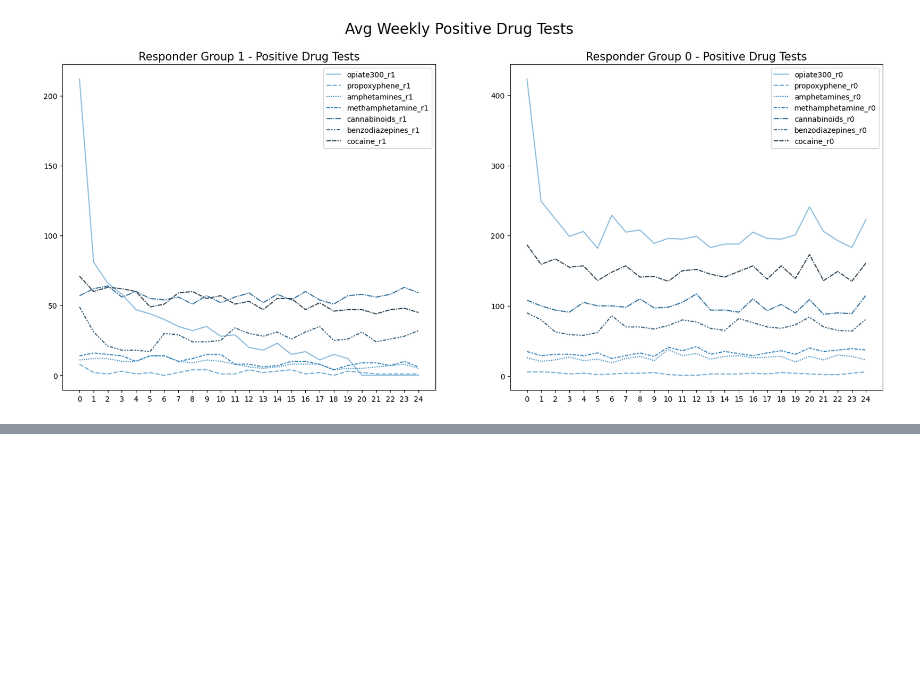
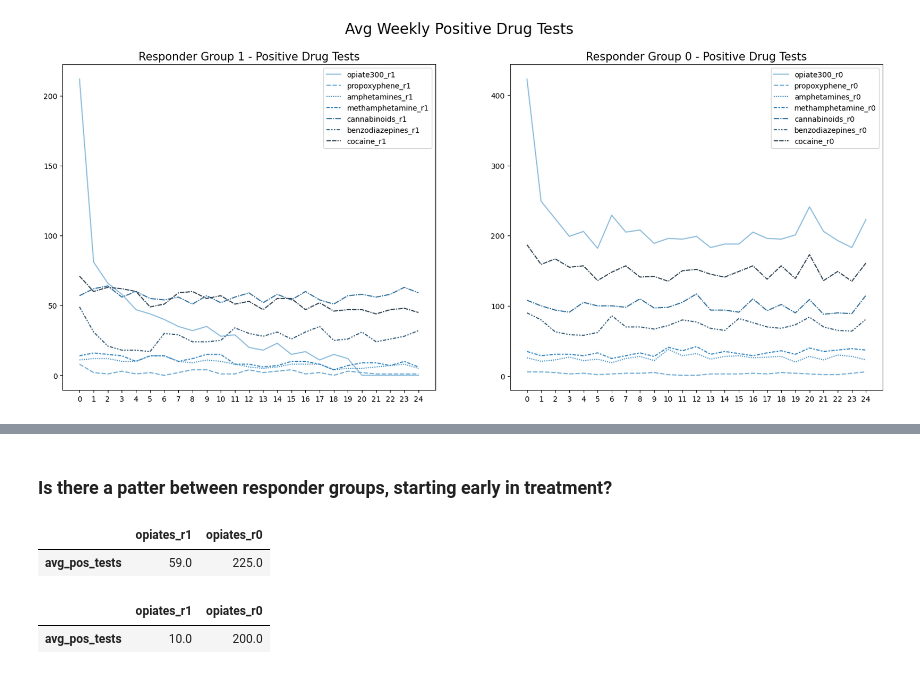
Before and after one commit to DanHerman212/oud_treatment_outcome, a Jupyter notebook: notebooks/2_exploratory_analysis.ipynb, the cells around one changed output, grey strips where cells are left out. Cells and saved outputs as stored; diff of their text form; code cells hidden in the pictures; blank space fills up the shorter version.

```diff
--- a/notebooks/2_exploratory_analysis.ipynb
+++ b/notebooks/2_exploratory_analysis.ipynb
@@ -491,0 +530,14 @@ plt.show()
+# %% [markdown]
+### Is there a patter between responder groups, starting early in treatment?
+# %%
+# average positive tests for the first 12 weeks of treatment
+opiates.iloc[0:12,:].mean().to_frame().rename(columns={0:'avg_pos_tests'}).round().T
+# %% [output]
+|  | opiates_r1 | opiates_r0 |
+| avg_pos_tests | 59.0 | 225.0 |
+# %%
+# averg positive tests for the final 12 weeks of treatment
+opiates.iloc[12:,:].mean().to_frame().rename(columns={0:'avg_pos_tests'}).round().T
+# %% [output]
+|  | opiates_r1 | opiates_r0 |
+| avg_pos_tests | 10.0 | 200.0 |
```
Also changed, not shown: parts of 4 cells of this notebook.
